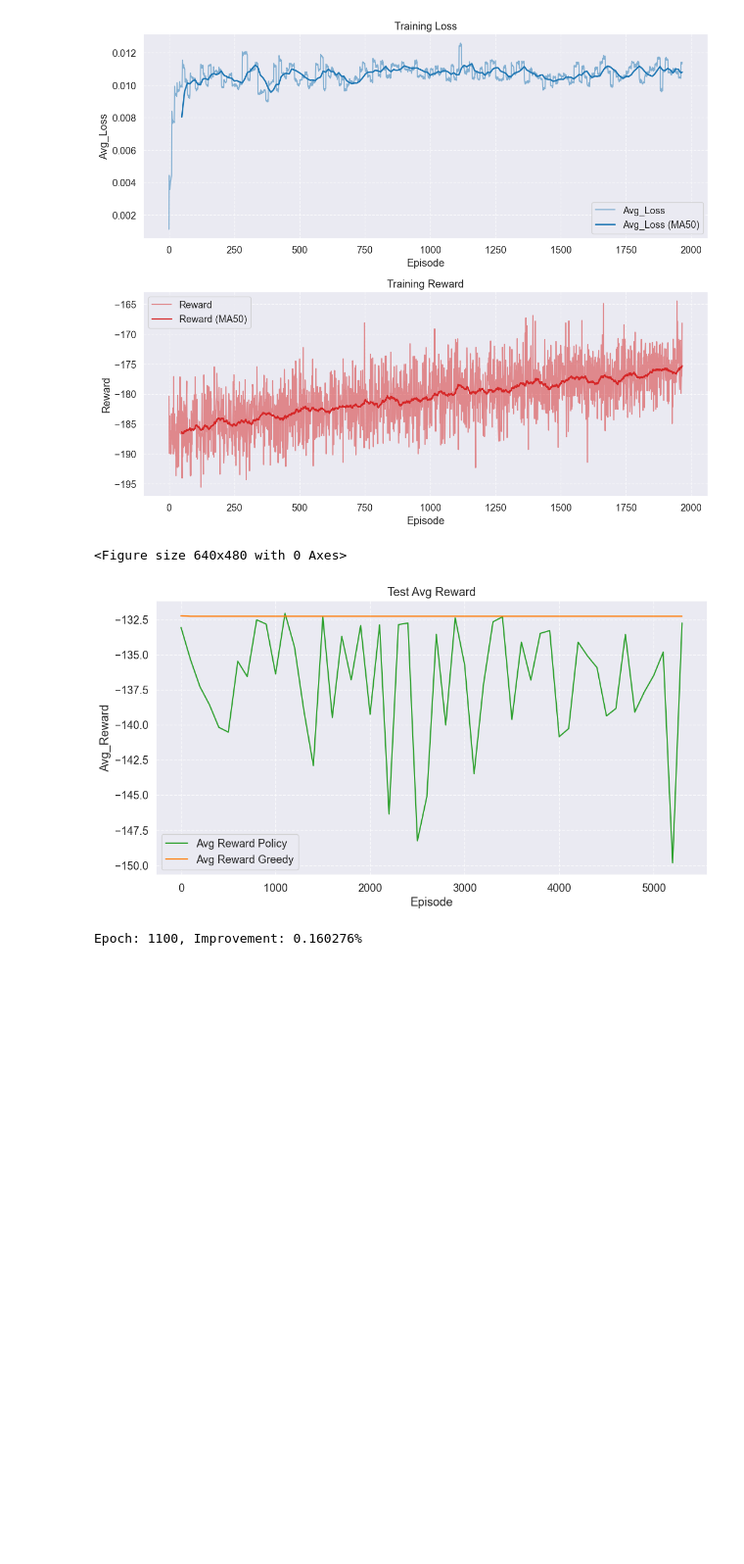
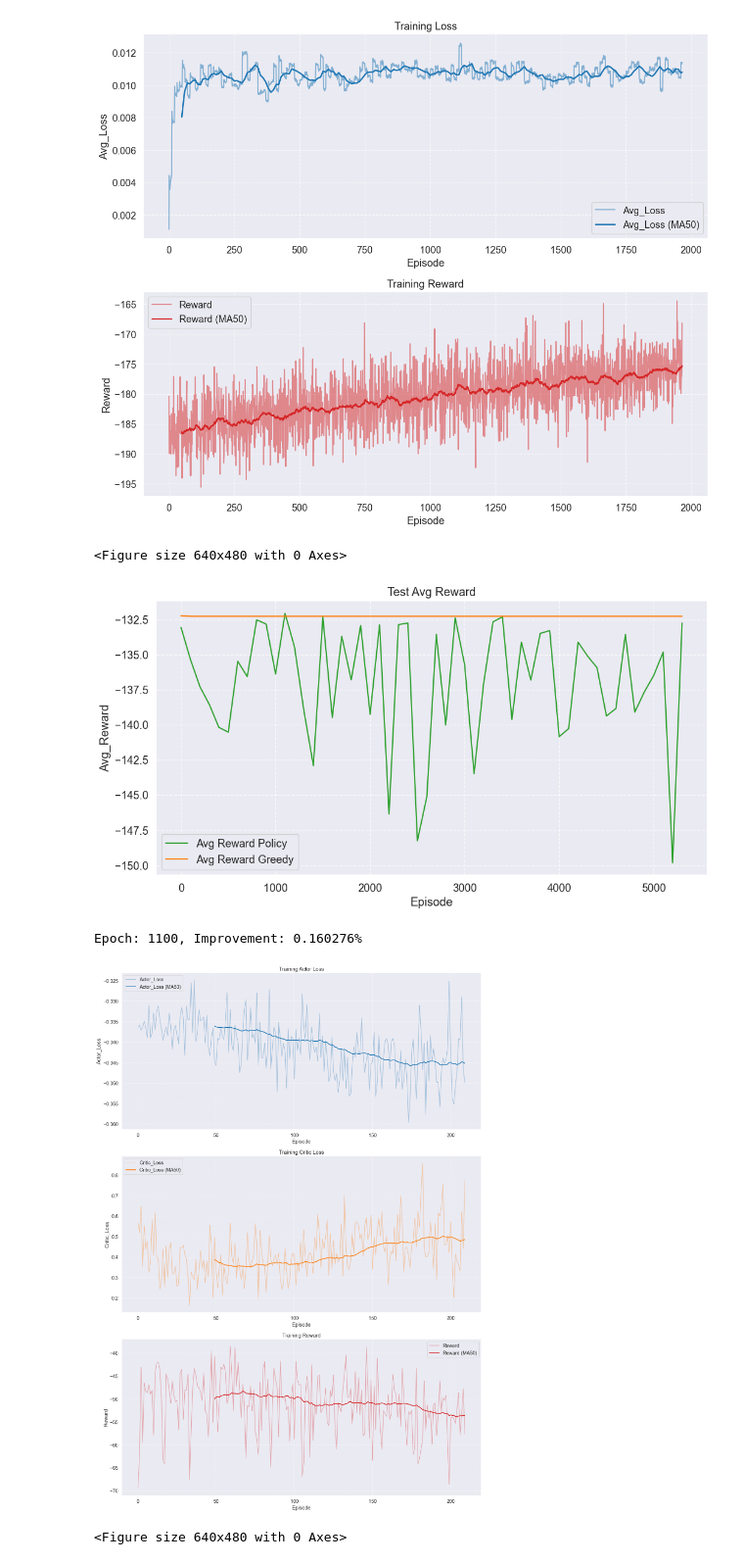
Before and after one commit to ricardo3709/Circular_Network, a Jupyter notebook: data_analysis.ipynb, the cells around one changed output. Shown at 98% size. Drawn from its saved outputs; the diff is of its cells as text; code cells hidden in the pictures; blank space fills up the shorter version.

```diff
--- a/data_analysis.ipynb
+++ b/data_analysis.ipynb
@@ -92,3 +90,60 @@ with open('./best_models/best_model_stats.txt', 'w') as f:
         f.write(f"Epoch: {epoch}, Improvement: {df_test[df_test['Epoch'] == epoch]['Improvement'].values[0]:%}\n")
 # %% [output]
 Epoch: 1100, Improvement: 0.160276%
+# %%
+# PPO
+# 设置绘图风格
+plt.style.use('ggplot')
+sns.set(font_scale=1.2)
+
+# 读取CSV文件
+df = pd.read_csv('./logs/ppo_loss_log.csv')
+
+# 创建平滑曲线
+window_size = 50  # 平滑窗口大小
+df_smooth = df.copy()
+df_smooth['Avg_Actor_Loss'] = df['Actor_Loss'].rolling(window=window_size).mean()
+df_smooth['Avg_Critic_Loss'] = df['Critic_Loss'].rolling(window=window_size).mean()
+df_smooth['Avg_Reward'] = df['Reward'].rolling(window=window_size).mean()
+
+# 3 个子图
+fig, (ax1, ax2, ax3) = plt.subplots(3, 1, figsize=(15, 21))
+
+# 第一个子图：Actor Loss
+ax1.plot(df['Episode'], df['Actor_Loss'], color='tab:blue', alpha=0.35, label='Actor_Loss')
+ax1.plot(df_smooth['Episode'], df_smooth['Avg_Actor_Loss'], color='tab:blue', linewidth=2, label=f'Actor_Loss (MA{window_size})')
+ax1.set_xlabel('Episode')
+ax1.set_ylabel('Actor_Loss')
+ax1.set_title('Training Actor Loss')
+ax1.legend()
+ax1.grid(True, linestyle='--', alpha=0.7)
+
+# 第二个子图：Critic Loss
+ax2.plot(df['Episode'], df['Critic_Loss'], color='tab:orange', alpha=0.35, label='Critic_Loss')
+ax2.plot(df_smooth['Episode'], df_smooth['Avg_Critic_Loss'], color='tab:orange', linewidth=2, label=f'Critic_Loss (MA{window_size})')
+ax2.set_xlabel('Episode')
+ax2.set_ylabel('Critic_Loss')
+ax2.set_title('Training Critic Loss')
+ax2.legend()
+ax2.grid(True, linestyle='--', alpha=0.7)
+
+# 第三个子图：Reward
+ax3.plot(df['Episode'], df['Reward'], color='tab:red', alpha=0.35, label='Reward')
+ax3.plot(df_smooth['Episode'], df_smooth['Avg_Reward'], color='tab:red', linewidth=2, label=f'Reward (MA{window_size})')
+ax3.set_xlabel('Episode')
+ax3.set_ylabel('Reward')
+ax3.set_title('Training Reward')
+ax3.legend()
+ax3.grid(True, linestyle='--', alpha=0.7)
+
+# 调整布局
+plt.tight_layout()
+
+# 显示图形
+plt.show()
+
+# 保存图形
+plt.savefig('./figures/PPO_loss_reward_plots.png', dpi=300, bbox_inches='tight')
+# %% [output]
+[figure, added]
+<Figure size 640x480 with 0 Axes>
```
Also changed, not shown: parts of 2 cells of this notebook, 2 other files.
